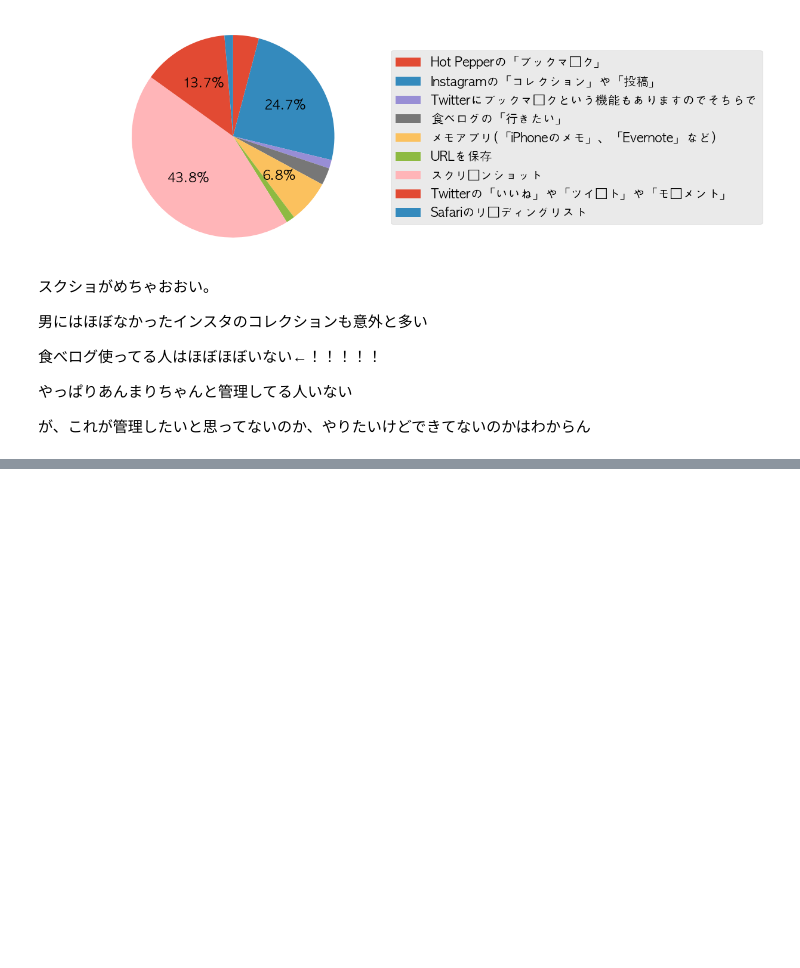
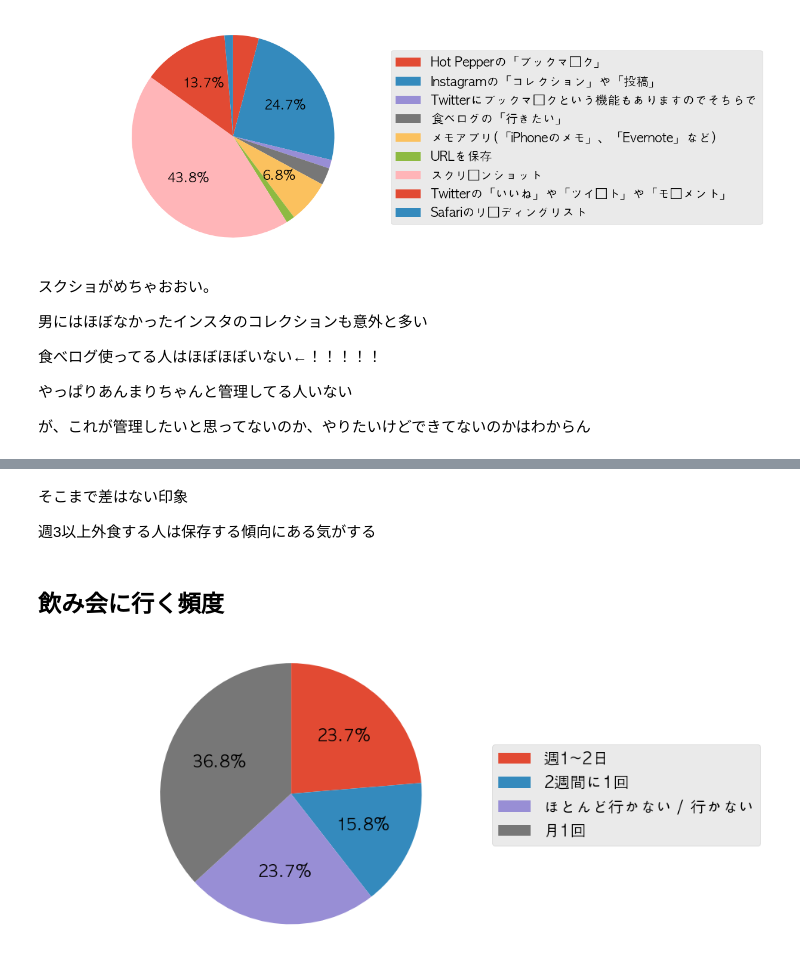
Before and after one commit to tomohiroo/foolip_analysis, a Jupyter notebook: google_form/分析.ipynb, the cells around one changed output, grey strips where cells are left out. Saved outputs shown, nothing was run; the diff lists cells and outputs as text; code cells hidden in the pictures; blank space fills up the shorter version.

```diff
--- a/google_form/分析.ipynb
+++ b/google_form/分析.ipynb
@@ -354,0 +421,17 @@ save_woman =
+# %% [markdown]
+そこまで差はない印象
+
+週3以上外食する人は保存する傾向にある気がする
+# %% [markdown]
+## 飲み会に行く頻度
+# %%
+save_often_drink = save_woman.iloc[:,4]
+save_often_drink_uniq = set(save_often_drink)
+save_often_drink_data = np.zeros(len(save_often_drink_uniq))
+for (i, u) in enumerate(save_often_drink_uniq):
+    for s in save_often_drink:
+        if s == u:
+            save_often_drink_data[i] += 1
+pie_chart(save_often_drink_data, save_often_drink_uniq)
+# %% [output]
+[figure, added]
```
Also changed, not shown: parts of 28 cells of this notebook, 1 other file.
